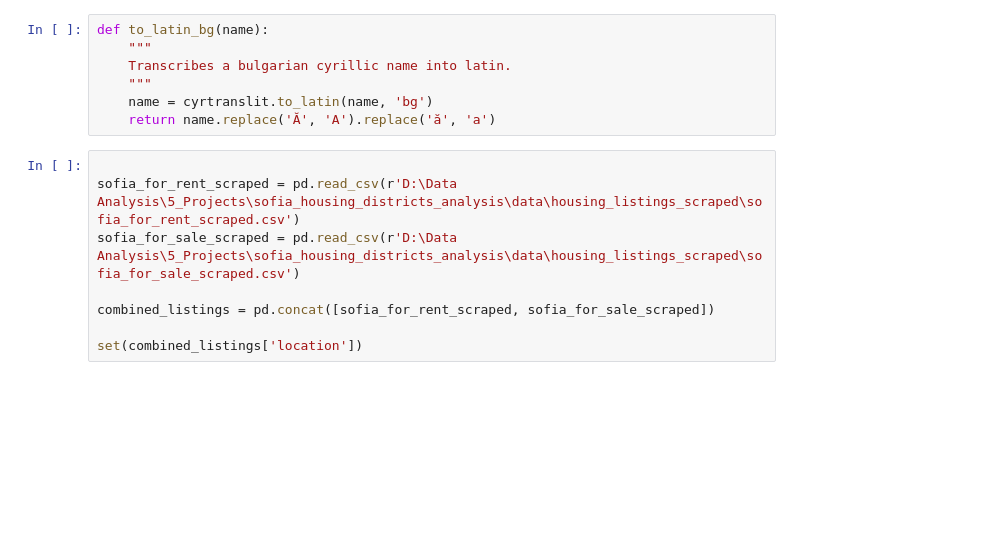
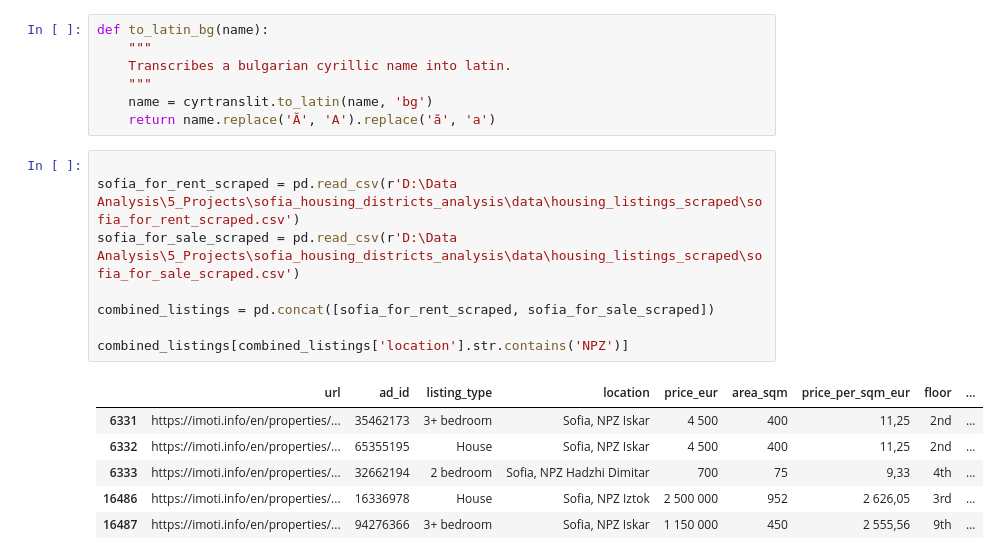
Before and after one commit to Andrii-Ostapchuk/sofia_housing_districts_analysis, a Jupyter notebook: src/exploration/district_mapping.ipynb, the cells around one changed output. Saved outputs shown, nothing was run; the diff lists cells and outputs as text; blank space fills up the shorter version.

```diff
--- a/src/exploration/district_mapping.ipynb
+++ b/src/exploration/district_mapping.ipynb
@@ -28,11 +28,18 @@ def to_latin_bg(name):
 # %%
 
 sofia_for_rent_scraped = pd.read_csv(r'D:\Data Analysis\5_Projects\sofia_housing_districts_analysis\data\housing_listings_scraped\sofia_for_rent_scraped.csv')
 sofia_for_sale_scraped = pd.read_csv(r'D:\Data Analysis\5_Projects\sofia_housing_districts_analysis\data\housing_listings_scraped\sofia_for_sale_scraped.csv')
 
 combined_listings = pd.concat([sofia_for_rent_scraped, sofia_for_sale_scraped])
 
-set(combined_listings['location'])
+combined_listings[combined_listings['location'].str.contains('NPZ')]
+# %% [output]
+|  | url | ad_id | listing_type | location | price_eur | area_sqm | price_per_sqm_eur | floor | ... |
+| 6331 | https://imoti.info/en/properties/... | 35462173 | 3+ bedroom | Sofia, NPZ Iskar | 4 500 | 400 | 11,25 | 2nd | ... |
+| 6332 | https://imoti.info/en/properties/... | 65355195 | House | Sofia, NPZ Iskar | 4 500 | 400 | 11,25 | 2nd | ... |
+| 6333 | https://imoti.info/en/properties/... | 32662194 | 2 bedroom | Sofia, NPZ Hadzhi Dimitar | 700 | 75 | 9,33 | 4th | ... |
+| 16486 | https://imoti.info/en/properties/... | 16336978 | House | Sofia, NPZ Iztok | 2 500 000 | 952 | 2 626,05 | 3rd | ... |
+| 16487 | https://imoti.info/en/properties/... | 94276366 | 3+ bedroom | Sofia, NPZ Iskar | 1 150 000 | 450 | 2 555,56 | 9th | ... |
 # %%
 def clean_locations(name):
     """
```
Also changed, not shown: parts of 5 cells of this notebook, 1 other file.
